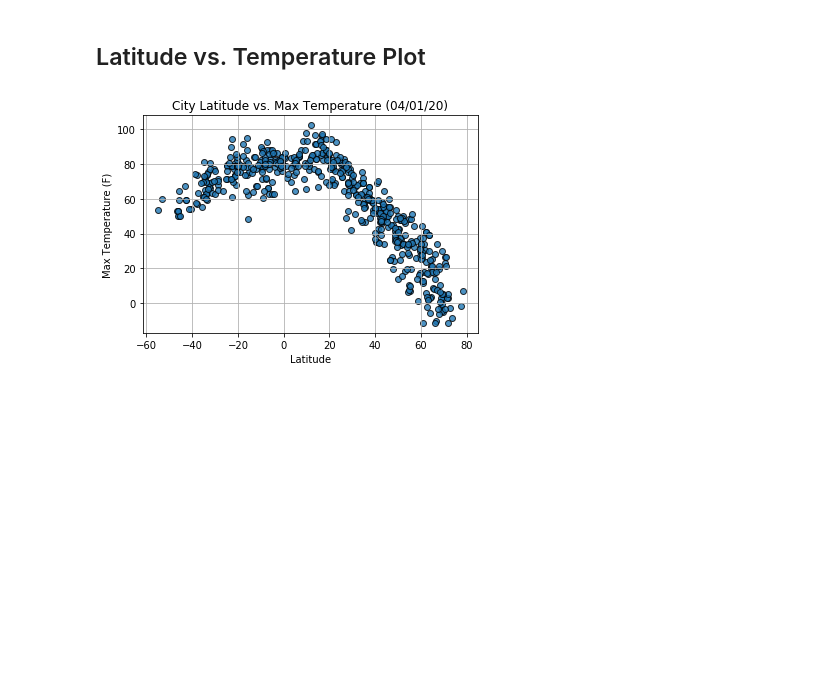
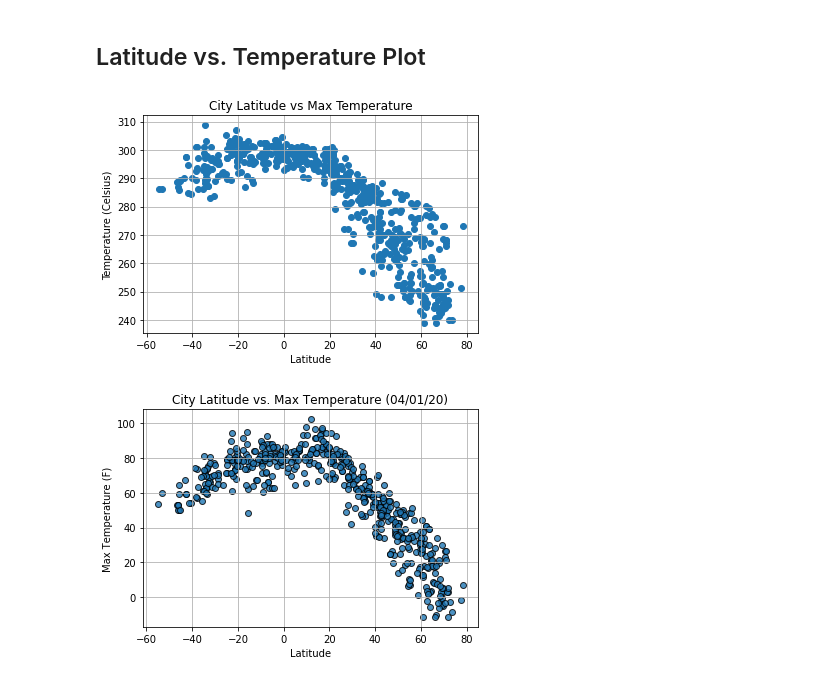
Before and after one commit to madelinesachtler/python-api-challenge, a Jupyter notebook: WeatherPy.ipynb, the cells around one changed output. Drawn from its saved outputs; the diff is of its cells as text; code cells hidden in the pictures; blank space fills up the shorter version.

```diff
--- a/WeatherPy.ipynb
+++ b/WeatherPy.ipynb
@@ -215,6 +160,22 @@ Int64Index([], dtype='int64')
 * Save the plotted figures as .pngs.
 # %% [markdown]
 ## Latitude vs. Temperature Plot
+# %%
+plt.scatter(weather_cities["Latitude"], weather_cities["Max Temp"], marker="o")
+
+# Incorporate the other graph properties
+plt.title("City Latitude vs Max Temperature")
+plt.ylabel("Temperature (Celsius)")
+plt.xlabel("Latitude")
+plt.grid(True)
+
+# Save the figure
+plt.savefig("TemperatureVLatitude.png")
+
+# Show plot
+plt.show()
+# %% [output]
+[figure, added]
 # %%
 # %% [output]
 [figure]
```
Also changed, not shown: parts of 11 cells of this notebook, 7 other files.
